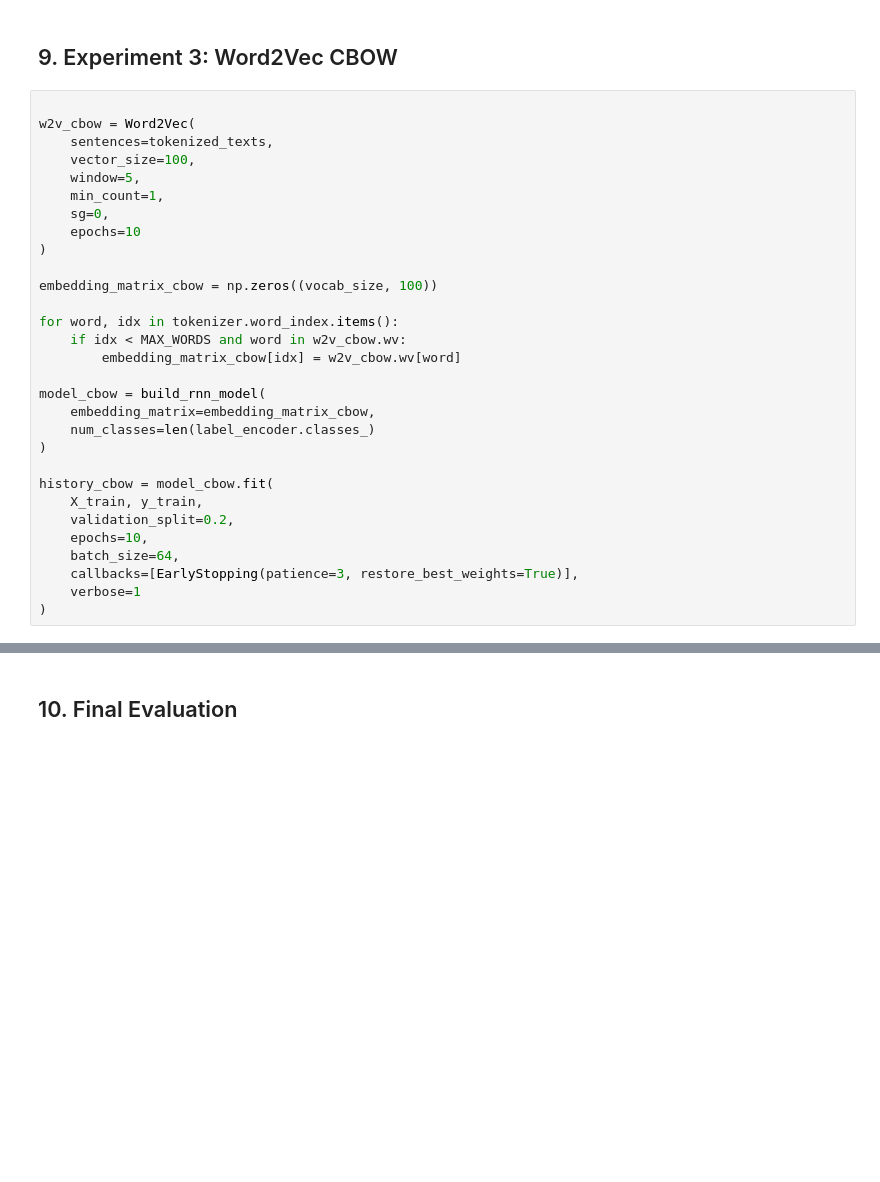
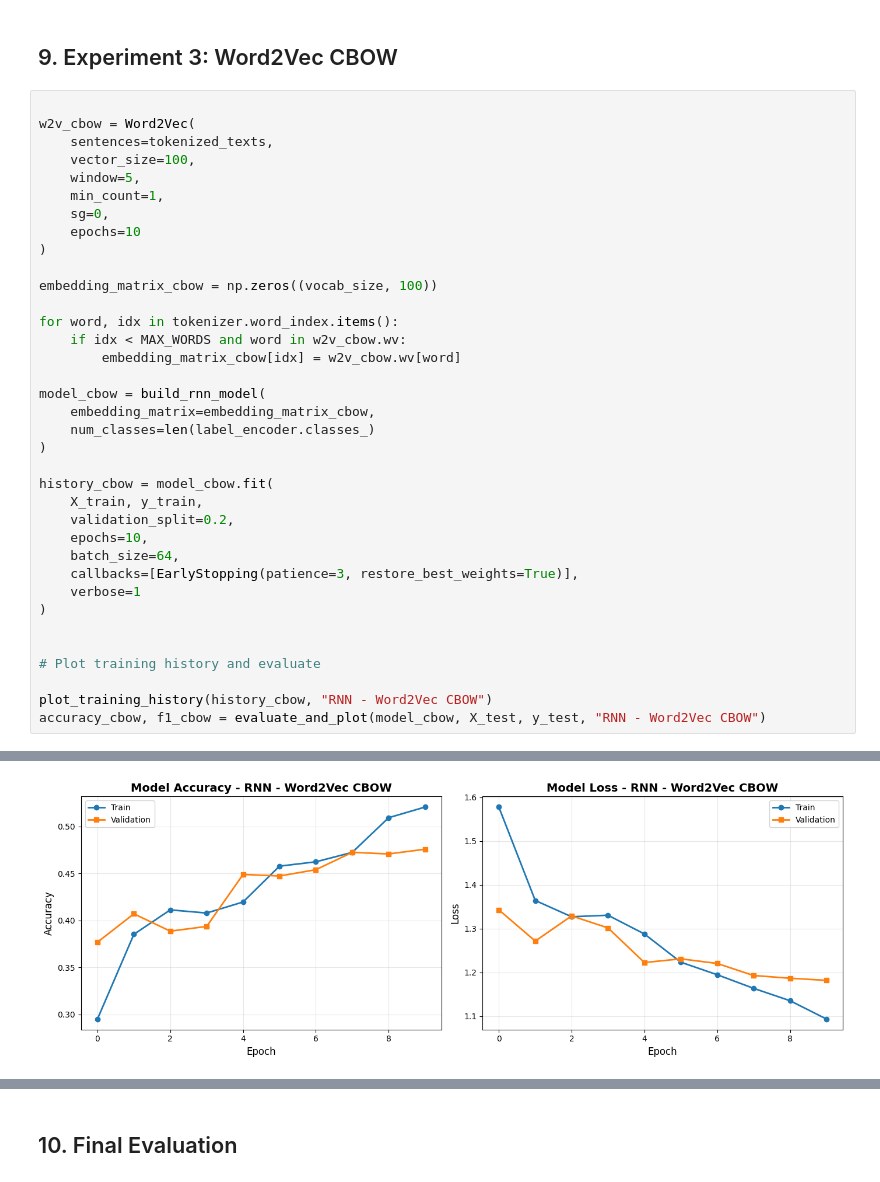
Before and after one commit to Mugisha-isaac/machine-learning-techniques-formative-2, a Jupyter notebook: RNN_Text_Classification_Embeddings.ipynb, the cells around one changed output, grey strips where cells are left out. Cells and saved outputs as stored; diff of their text form; blank space fills up the shorter version.

```diff
--- a/RNN_Text_Classification_Embeddings.ipynb
+++ b/RNN_Text_Classification_Embeddings.ipynb
@@ -330,5 +438,11 @@ history_cbow = model_cbow.fit(
     callbacks=[EarlyStopping(patience=3, restore_best_weights=True)],
     verbose=1
 )
+
+
+# Plot training history and evaluate
+
+plot_training_history(history_cbow, "RNN - Word2Vec CBOW")
+accuracy_cbow, f1_cbow = evaluate_and_plot(model_cbow, X_test, y_test, "RNN - Word2Vec CBOW")
 # %% [output]
 Epoch 1/10
@@ -345,0 +468 @@ Epoch 6/10
+[figure, added]
```
Also changed, not shown: parts of 8 cells of this notebook, 1 other file.
